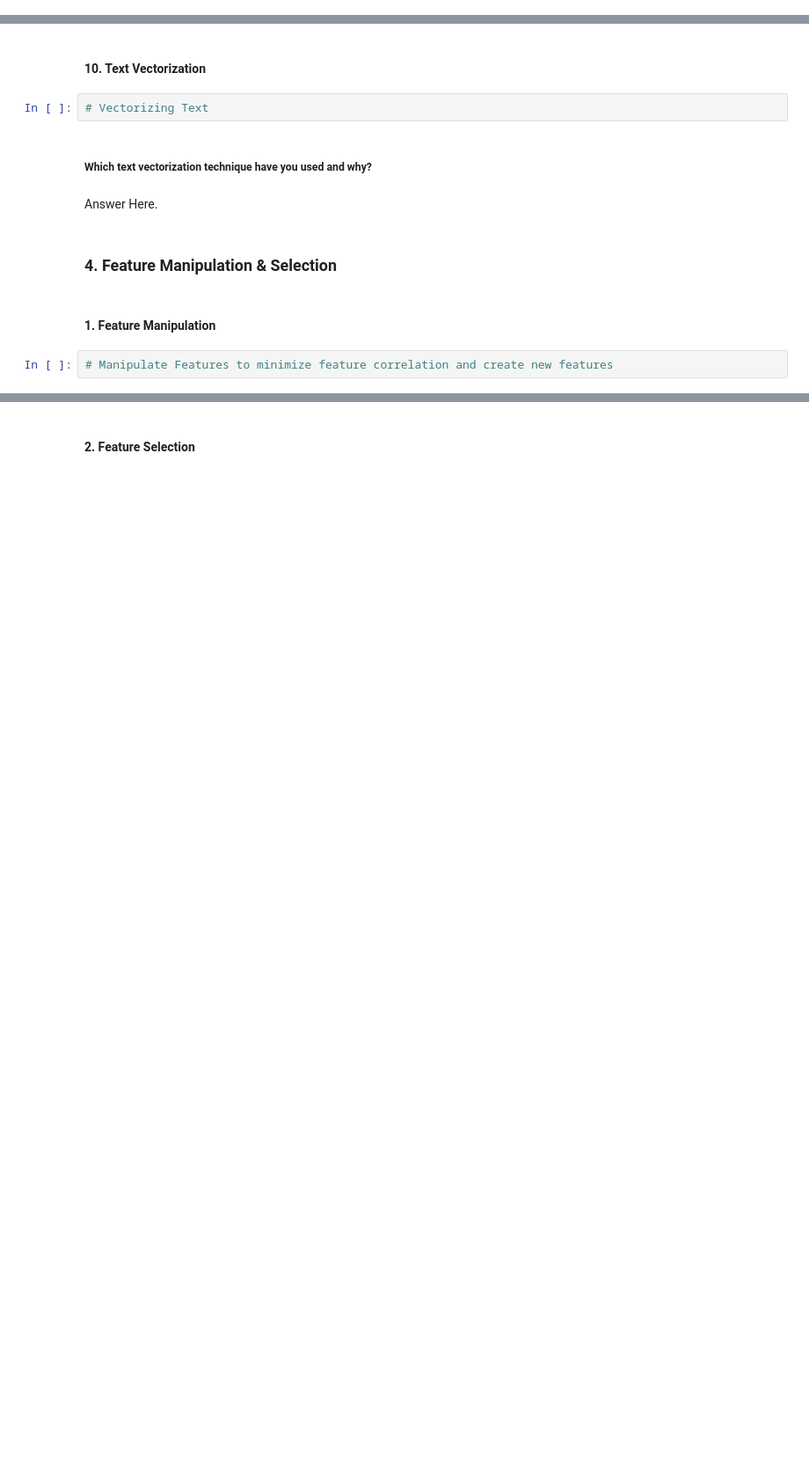
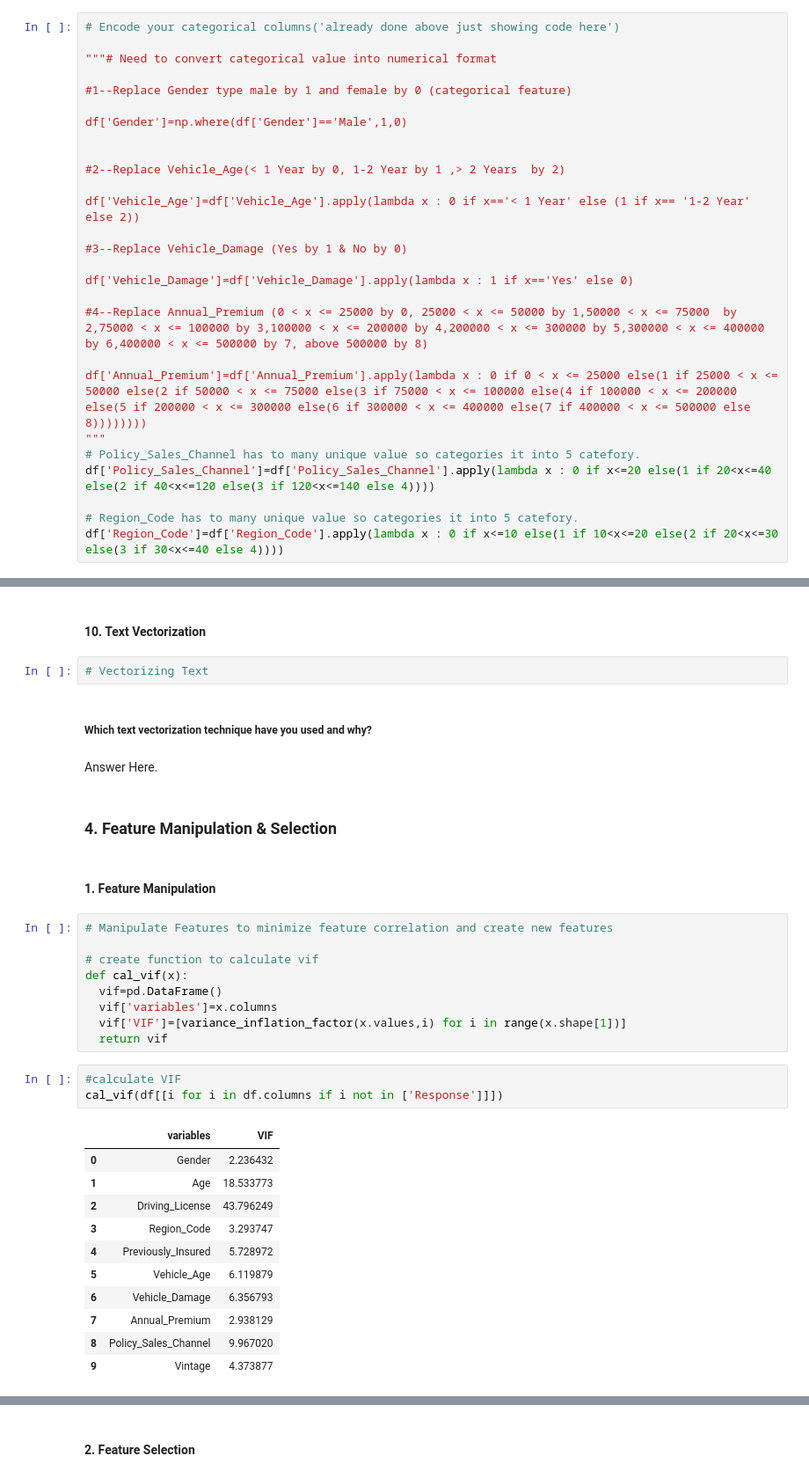
Before and after one commit to chetansgode/Health_Insurance_Cross_Sales_Prediction_classification, a Jupyter notebook: Health_Insurance_Cross_Sales_Prediction_classification.ipynb, the cells around one changed output, grey strips where cells are left out. Shown at 88% size. Saved outputs shown, nothing was run; the diff lists cells and outputs as text; blank space fills up the shorter version.

```diff
--- a/Health_Insurance_Cross_Sales_Prediction_classification.ipynb
+++ b/Health_Insurance_Cross_Sales_Prediction_classification.ipynb
@@ -1154,0 +1182,27 @@ Answer Here.
+# %%
+# Encode your categorical columns('already done above just showing code here')
+
+"""# Need to convert categorical value into numerical format
+
+#1--Replace Gender type male by 1 and female by 0 (categorical feature)
+
+df['Gender']=np.where(df['Gender']=='Male',1,0)
+
+
+#2--Replace Vehicle_Age(< 1 Year by 0, 1-2 Year by 1 ,> 2 Years  by 2)
+
+df['Vehicle_Age']=df['Vehicle_Age'].apply(lambda x : 0 if x=='< 1 Year' else (1 if x== '1-2 Year' else 2))
+
+#3--Replace Vehicle_Damage (Yes by 1 & No by 0)
+
+df['Vehicle_Damage']=df['Vehicle_Damage'].apply(lambda x : 1 if x=='Yes' else 0)
+
+#4--Replace Annual_Premium (0 < x <= 25000 by 0, 25000 < x <= 50000 by 1,50000 < x <= 75000  by 2,75000 < x <= 100000 by 3,100000 < x <= 200000 by 4,200000 < x <= 300000 by 5,300000 < x <= 400000 by 6,400000 < x <= 500000 by 7, above 500000 by 8)
+
+df['Annual_Premium']=df['Annual_Premium'].apply(lambda x : 0 if 0 < x <= 25000 else(1 if 25000 < x <= 50000 else(2 if 50000 < x <= 75000 else(3 if 75000 < x <= 100000 else(4 if 100000 < x <= 200000 else(5 if 200000 < x <= 300000 else(6 if 300000 < x <= 400000 else(7 if 400000 < x <= 500000 else 8))))))))
+"""
+# Policy_Sales_Channel has to many unique value so categories it into 5 catefory.
+df['Policy_Sales_Channel']=df['Policy_Sales_Channel'].apply(lambda x : 0 if x<=20 else(1 if 20<x<=40 else(2 if 40<x<=120 else(3 if 120<x<=140 else 4))))
+
+# Region_Code has to many unique value so categories it into 5 catefory.
+df['Region_Code']=df['Region_Code'].apply(lambda x : 0 if x<=10 else(1 if 10<x<=20 else(2 if 20<x<=30 else(3 if 30<x<=40 else 4))))
@@ -1213,5 +1269,27 @@ Answer Here.
 ### 4. Feature Manipulation & Selection
 # %% [markdown]
 #### 1. Feature Manipulation
-# %%
-# Manipulate Features to minimize feature correlation and create new features
+# %%
+# Manipulate Features to minimize feature correlation and create new features
+
+# create function to calculate vif
+def cal_vif(x):
+  vif=pd.DataFrame()
+  vif['variables']=x.columns
+  vif['VIF']=[variance_inflation_factor(x.values,i) for i in range(x.shape[1])]
+  return vif
+# %%
+#calculate VIF
+cal_vif(df[[i for i in df.columns if i not in ['Response']]])
+# %% [output]
+|  | variables | VIF |
+| 0 | Gender | 2.236432 |
+| 1 | Age | 18.533773 |
+| 2 | Driving_License | 43.796249 |
+| 3 | Region_Code | 3.293747 |
+| 4 | Previously_Insured | 5.728972 |
+| 5 | Vehicle_Age | 6.119879 |
+| 6 | Vehicle_Damage | 6.356793 |
+| 7 | Annual_Premium | 2.938129 |
+| 8 | Policy_Sales_Channel | 9.967020 |
+| 9 | Vintage | 4.373877 |
```
Also changed, not shown: parts of 34 cells of this notebook.
